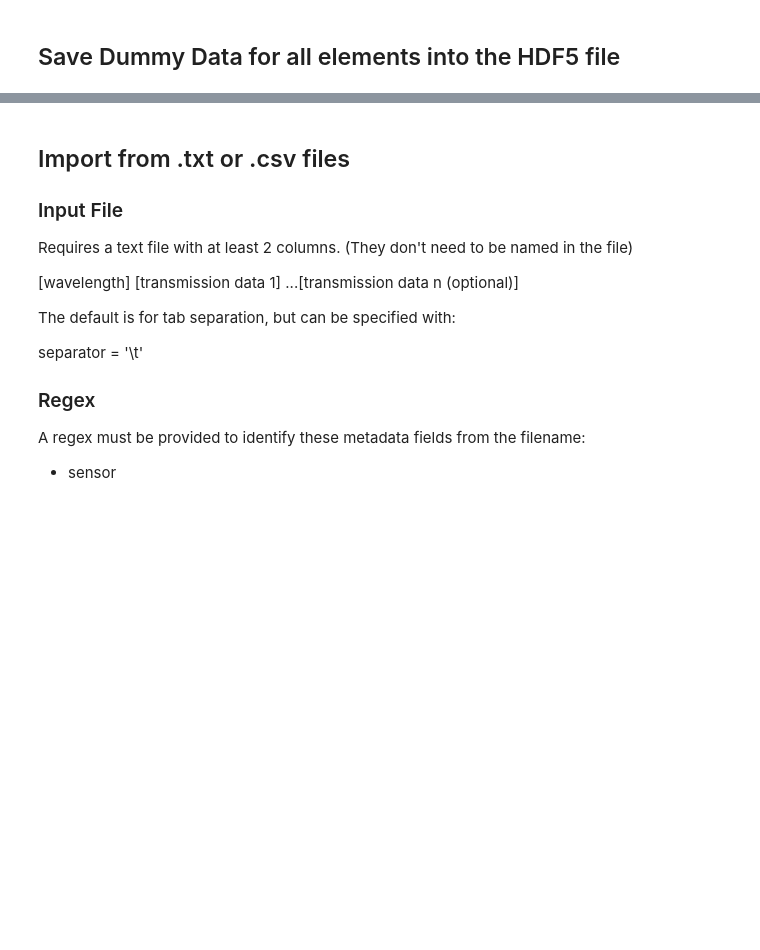
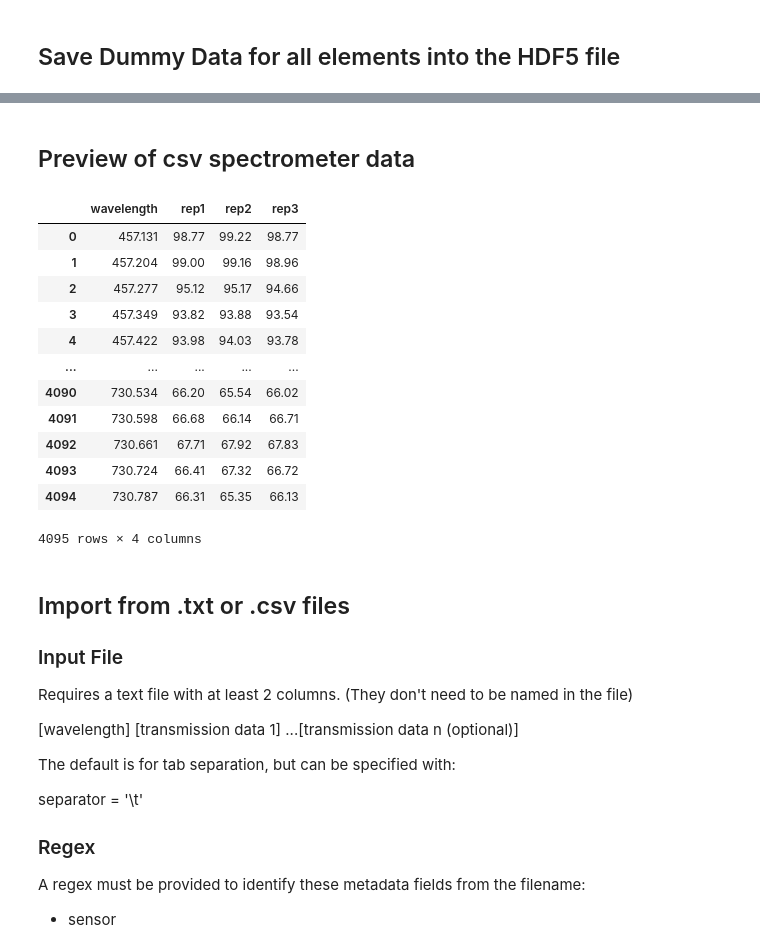
Before and after one commit to calcut/dwt-optical, a Jupyter notebook: h5_import_export.ipynb, the cells around one changed output, grey strips where cells are left out. Cells and saved outputs as stored; diff of their text form; code cells hidden in the pictures; blank space fills up the shorter version.

```diff
--- a/h5_import_export.ipynb
+++ b/h5_import_export.ipynb
@@ -27,3 +27,33 @@ Generating Dummy h5 file with the following settings
+# %% [markdown]
+## Preview of csv spectrometer data
+# %%
+import os
+import pandas as pd
+dir = "/Users/calum/git/Glasgow/sampleData/Beer x Bitter"
+testfile = "HAN24_Sensor10_BeerBitter1_Rotation1.txt"
+df = pd.read_csv(os.path.join(dir, testfile), sep='\t')
+
+#label columns
+reps = len(df.columns)-1
+col_names = ['wavelength']
+for r in range(reps):
+	col_names.append(F"rep{r+1}")
+df.columns = col_names
+df
+# %% [output]
+|  | wavelength | rep1 | rep2 | rep3 |
+| 0 | 457.131 | 98.77 | 99.22 | 98.77 |
+| 1 | 457.204 | 99.00 | 99.16 | 98.96 |
+| 2 | 457.277 | 95.12 | 95.17 | 94.66 |
+| 3 | 457.349 | 93.82 | 93.88 | 93.54 |
+| 4 | 457.422 | 93.98 | 94.03 | 93.78 |
+| ... | ... | ... | ... | ... |
+| 4090 | 730.534 | 66.20 | 65.54 | 66.02 |
+| 4091 | 730.598 | 66.68 | 66.14 | 66.71 |
+| 4092 | 730.661 | 67.71 | 67.92 | 67.83 |
+| 4093 | 730.724 | 66.41 | 67.32 | 66.72 |
+| 4094 | 730.787 | 66.31 | 65.35 | 66.13 |
+4095 rows × 4 columns
 # %% [markdown]
 ## Import from .txt or .csv files
 
```
Also changed, not shown: parts of 10 cells of this notebook, 1 other file.
